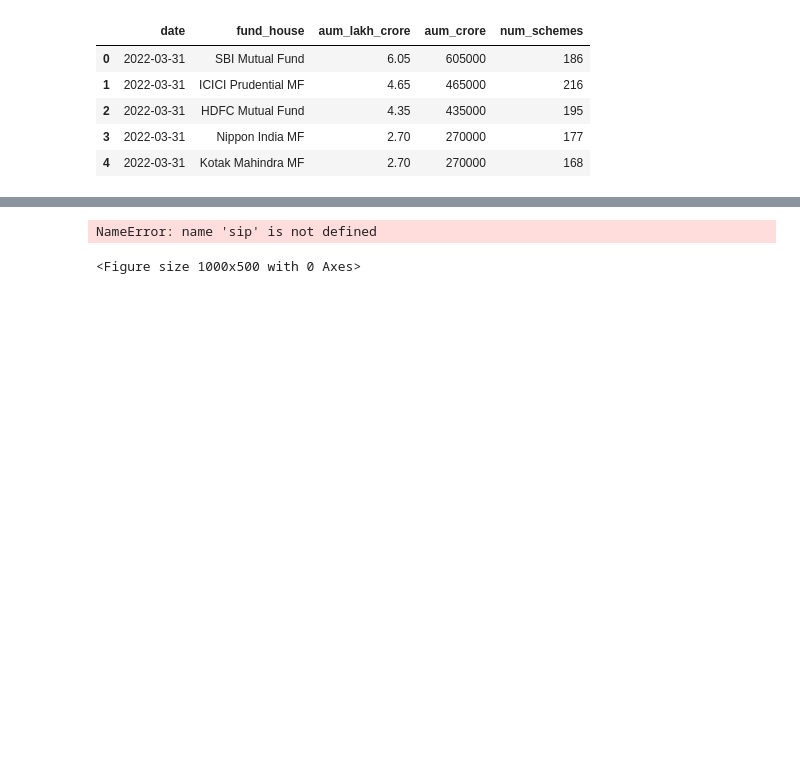
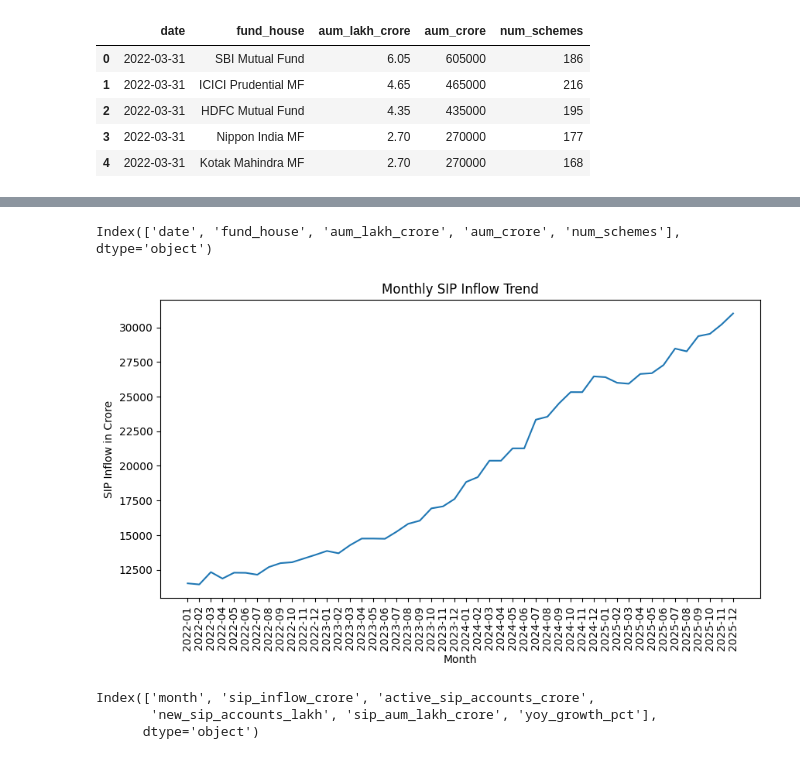
Before and after one commit to Nethivamshi/MutualFundAnalytics, a Jupyter notebook: EDA_analysis.ipynb, the cells around one changed output, grey strips where cells are left out. Saved outputs shown, nothing was run; the diff lists cells and outputs as text; code cells hidden in the pictures; blank space fills up the shorter version.

```diff
--- a/EDA_analysis.ipynb
+++ b/EDA_analysis.ipynb
@@ -54,16 +69,29 @@ NameError: name 'sip' is not defined
+# %%
+print(aum.columns)
+# %% [output]
+Index(['date', 'fund_house', 'aum_lakh_crore', 'aum_crore', 'num_schemes'], dtype='object')
 # %%
 plt.figure(figsize=(10,5))
 
 plt.plot(
     sip["month"],
-    sip["sip_amount"]
+    sip["sip_inflow_crore"]
 )
 
 plt.xticks(rotation=90)
+plt.title("Monthly SIP Inflow Trend")
+plt.xlabel("Month")
+plt.ylabel("SIP Inflow in Crore")
+
 plt.show()
 # %% [output]
-NameError: name 'sip' is not defined
-<Figure size 1000x500 with 0 Axes>
+[figure, added]
+# %%
+print(sip.columns)
+# %% [output]
+Index(['month', 'sip_inflow_crore', 'active_sip_accounts_crore',
+       'new_sip_accounts_lakh', 'sip_aum_lakh_crore', 'yoy_growth_pct'],
+      dtype='object')
 # %%
 category.head()
 # %% [output]
```
Also changed, not shown: parts of 21 cells of this notebook, 15 other files.
